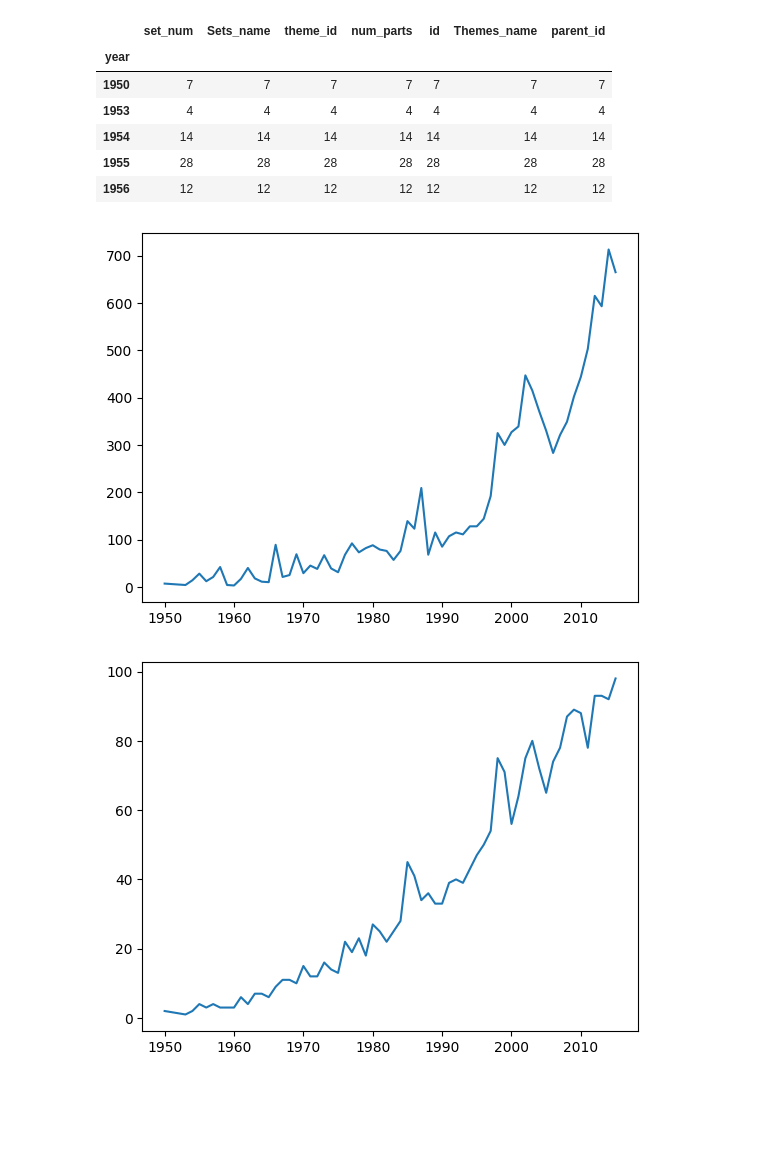
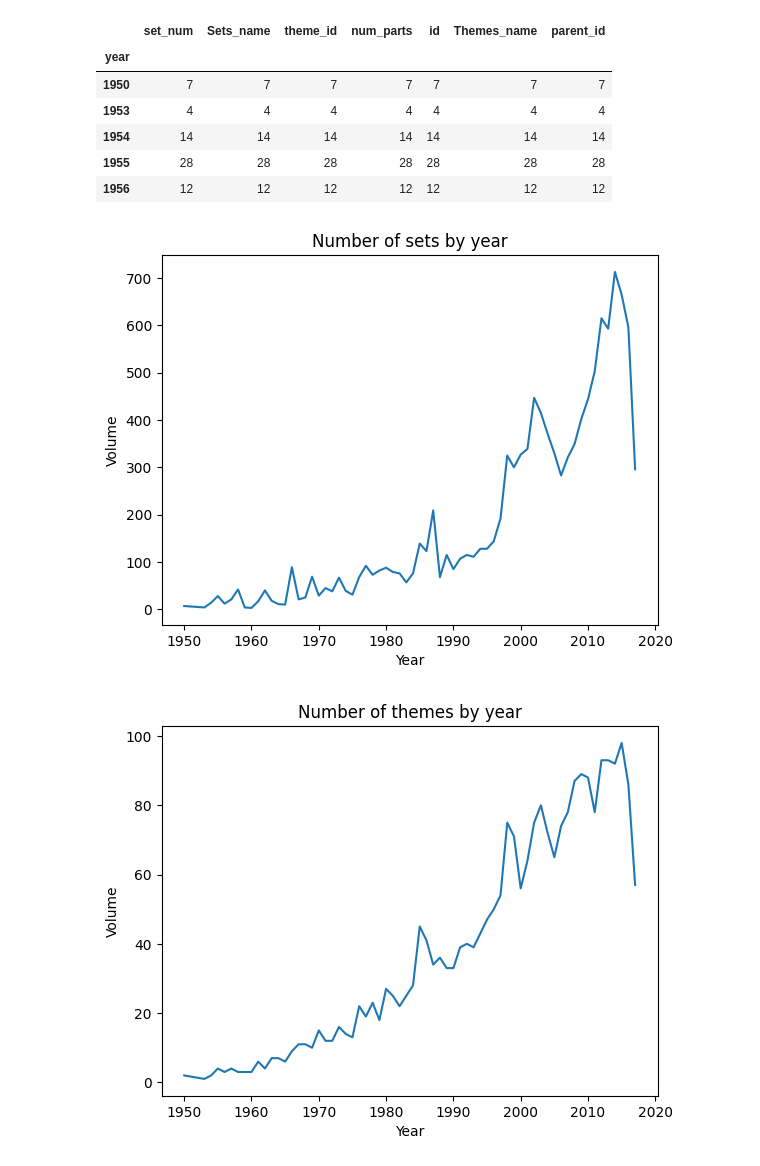
Before and after one commit to JamieJ042/JamieJ042.github.io, a Jupyter notebook: assets/Code/LegoProject/LegoProject.ipynb, the cells around one changed output. Drawn from its saved outputs; the diff is of its cells as text; code cells hidden in the pictures; blank space fills up the shorter version.

```diff
--- a/assets/Code/LegoProject/LegoProject.ipynb
+++ b/assets/Code/LegoProject/LegoProject.ipynb
@@ -87 +48,3 @@ main_df = main_df.fillna('Unknown')
+# %%
+merged_df = merged_df.fillna('No Parent ID')
 # %%
@@ -96,6 +59,9 @@ id             0
 Themes_name    0
 parent_id      0
 dtype: int64
+# %%
+#main df is the final dataset to do the analysis on
+main_df = merged_df
 # %% [markdown]
 # Sets Analysis
 # %%
@@ -139,14 +85,20 @@ sets_by_year.head()
 | 1955 | 28 | 28 | 28 | 28 | 28 | 28 | 28 |
 | 1956 | 12 | 12 | 12 | 12 | 12 | 12 | 12 |
 # %%
-plt.plot(sets_by_year.index[:-2],sets_by_year['set_num'][:-2])
+plt.plot(sets_by_year.index,sets_by_year['set_num'])
+plt.title("Number of sets by year")
+plt.xlabel("Year")
+plt.ylabel("Volume")
 plt.show()
 # %% [output]
-[figure, old version]
+[figure, new version]
 # %%
 themes_by_year = main_df.groupby('year').agg({'theme_id' : pd.Series.nunique })
 # %%
-plt.plot(themes_by_year.index[:-2],themes_by_year['theme_id'][:-2])
+plt.plot(themes_by_year.index,themes_by_year['theme_id'])
+plt.title("Number of themes by year")
+plt.xlabel("Year")
+plt.ylabel("Volume")
 plt.show()
 # %% [output]
-[figure, old version]
+[figure, new version]
```
Also changed, not shown: parts of 10 cells of this notebook, 1 other file.
